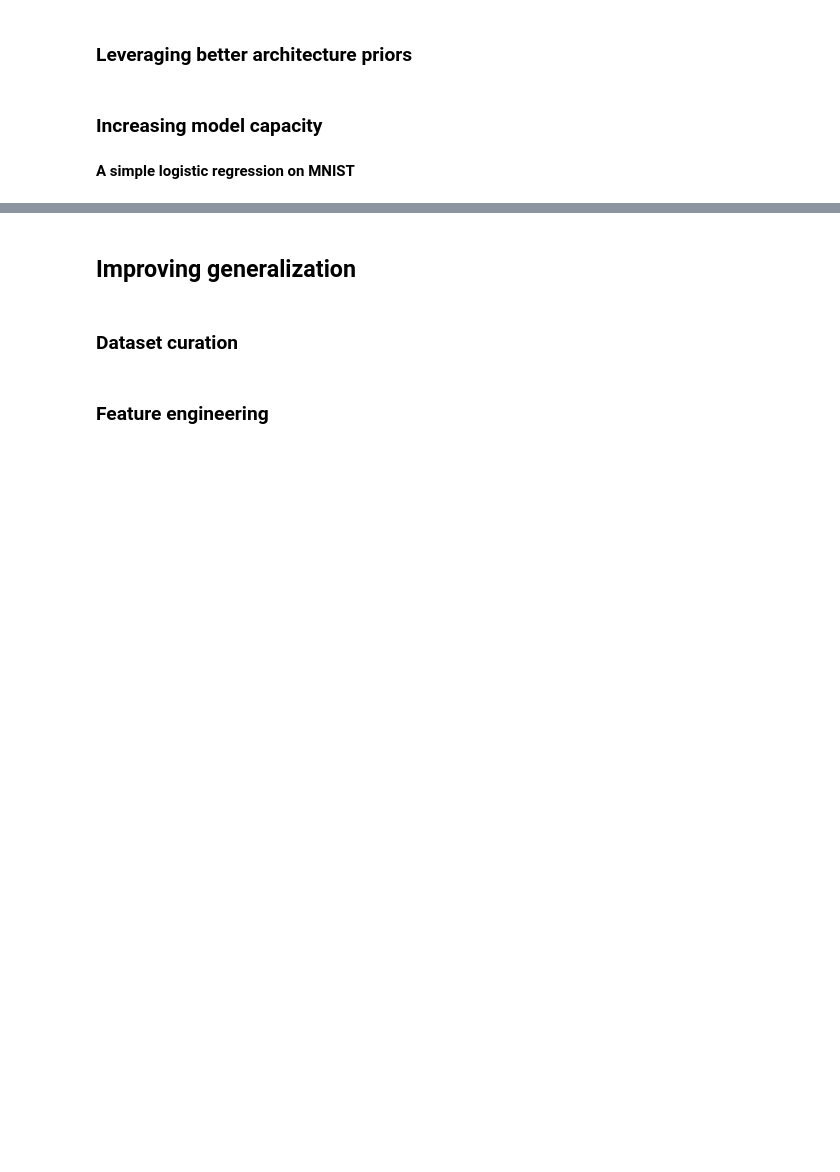
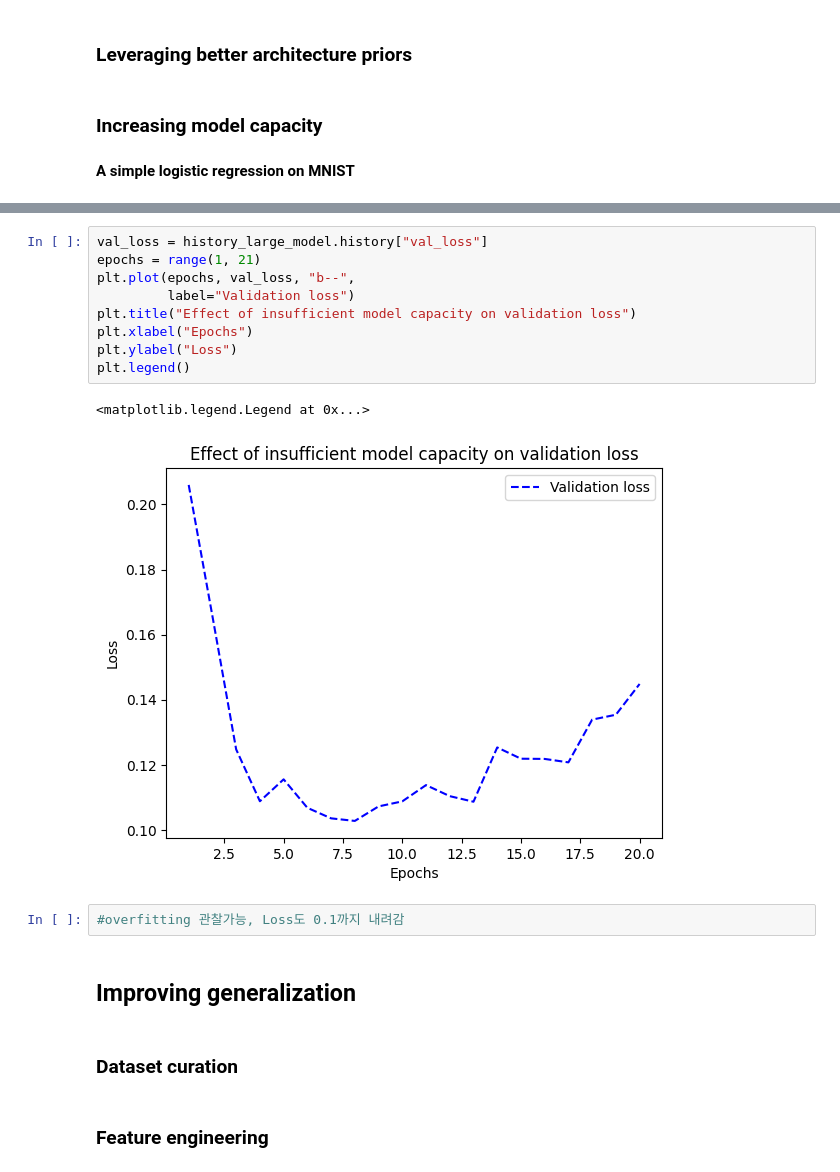
Before and after one commit to Menns0910/fluffy-tribble, a Jupyter notebook: chapter05_fundamentals_of_ml_i.ipynb, the cells around one changed output, grey strips where cells are left out. Saved outputs shown, nothing was run; the diff lists cells and outputs as text; blank space fills up the shorter version.

```diff
--- a/chapter05_fundamentals_of_ml_i.ipynb
+++ b/chapter05_fundamentals_of_ml_i.ipynb
@@ -201,3 +370,17 @@ history_large_model = model.fit(
+# %%
+val_loss = history_large_model.history["val_loss"]
+epochs = range(1, 21)
+plt.plot(epochs, val_loss, "b--",
+         label="Validation loss")
+plt.title("Effect of insufficient model capacity on validation loss")
+plt.xlabel("Epochs")
+plt.ylabel("Loss")
+plt.legend()
+# %% [output]
+<matplotlib.legend.Legend at 0x...>
+[figure, added]
+# %%
+#overfitting 관찰가능, Loss도 0.1까지 내려감
 # %% [markdown]
 ## Improving generalization
 # %% [markdown]
```
Also changed, not shown: parts of 28 cells of this notebook.
